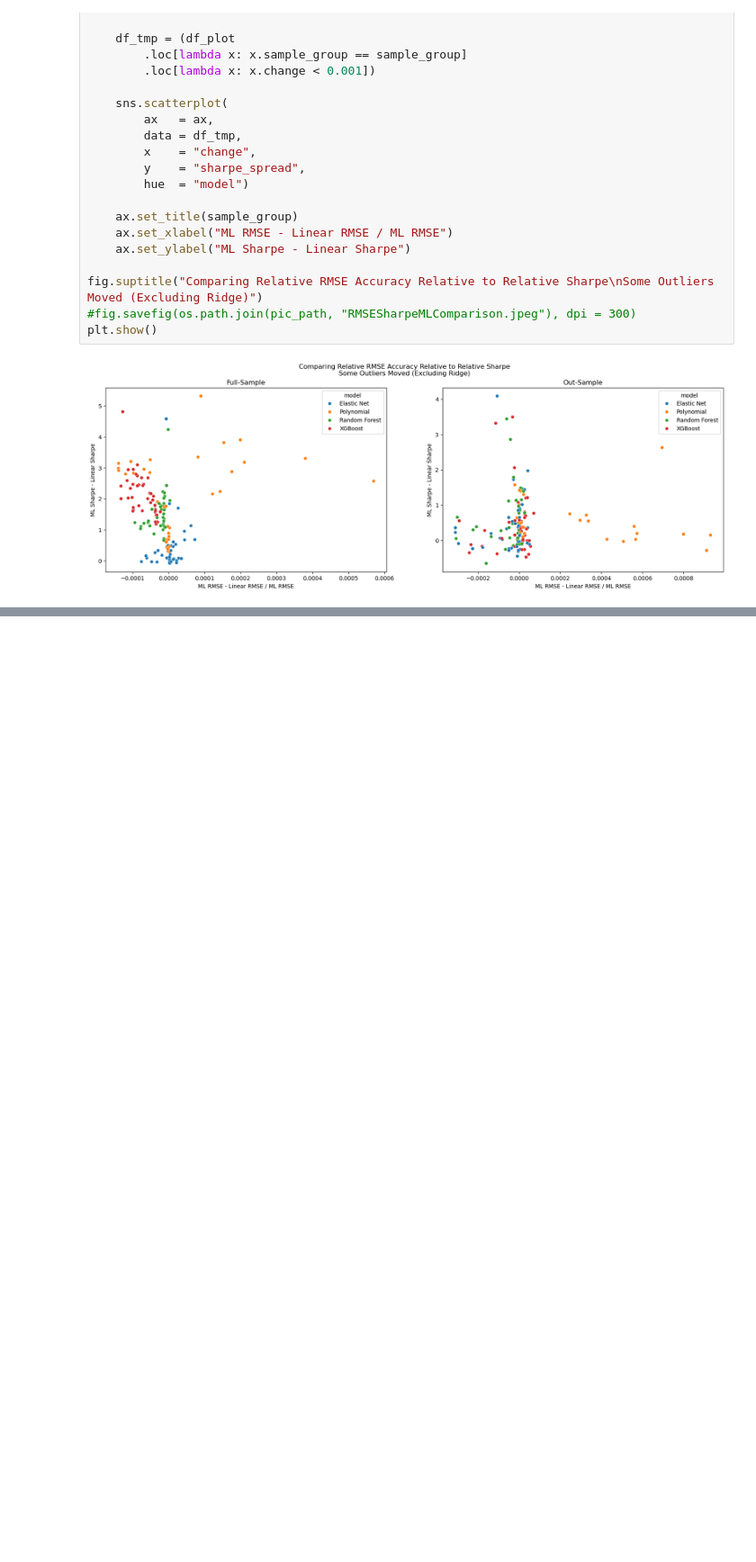
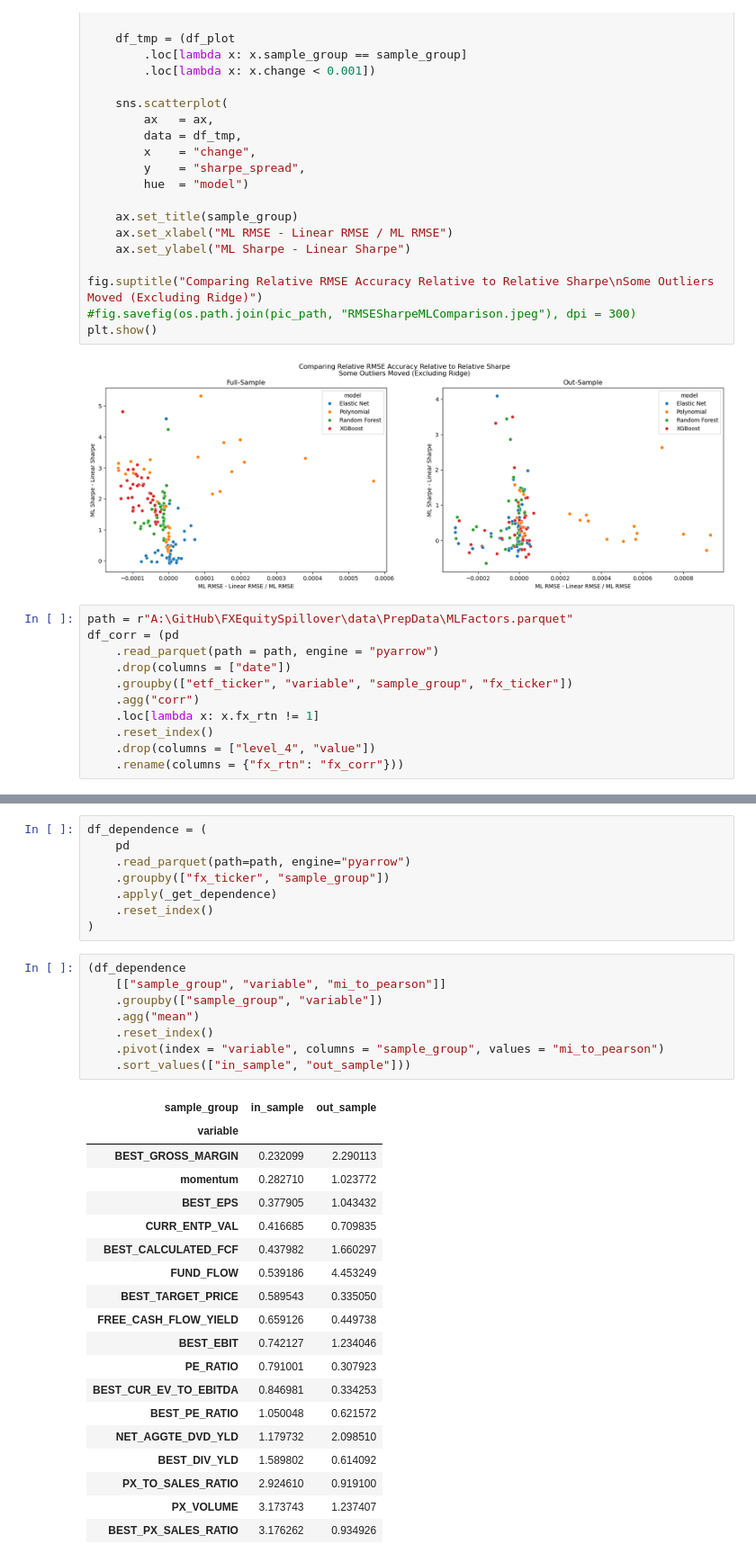
Before and after one commit to diegodalvarez/FXEquitySpillover, a Jupyter notebook: ModelNotebooks/4MachineLearningApproach.ipynb, the cells around one changed output, grey strips where cells are left out. Shown at 90% size. Drawn from its saved outputs; the diff is of its cells as text; blank space fills up the shorter version.

```diff
--- a/ModelNotebooks/4MachineLearningApproach.ipynb
+++ b/ModelNotebooks/4MachineLearningApproach.ipynb
@@ -377,3 +377,14 @@ fig.suptitle("Comparing Relative RMSE Accuracy Relative to Relative Sharpe\nSome
 plt.show()
 # %% [output]
 [figure]
+# %%
+path = r"A:\GitHub\FXEquitySpillover\data\PrepData\MLFactors.parquet"
+df_corr = (pd
+    .read_parquet(path = path, engine = "pyarrow")
+    .drop(columns = ["date"])
+    .groupby(["etf_ticker", "variable", "sample_group", "fx_ticker"])
+    .agg("corr")
+    .loc[lambda x: x.fx_rtn != 1]
+    .reset_index()
+    .drop(columns = ["level_4", "value"])
+    .rename(columns = {"fx_rtn": "fx_corr"}))
@@ -379,0 +525,36 @@ plt.show()
+# %%
+df_dependence = (
+    pd
+    .read_parquet(path=path, engine="pyarrow")
+    .groupby(["fx_ticker", "sample_group"])
+    .apply(_get_dependence)
+    .reset_index()
+)
+# %%
+(df_dependence
+    [["sample_group", "variable", "mi_to_pearson"]]
+    .groupby(["sample_group", "variable"])
+    .agg("mean")
+    .reset_index()
+    .pivot(index = "variable", columns = "sample_group", values = "mi_to_pearson")
+    .sort_values(["in_sample", "out_sample"]))
+# %% [output]
+| sample_group | in_sample | out_sample |
+| variable |  |  |
+| BEST_GROSS_MARGIN | 0.232099 | 2.290113 |
+| momentum | 0.282710 | 1.023772 |
+| BEST_EPS | 0.377905 | 1.043432 |
+| CURR_ENTP_VAL | 0.416685 | 0.709835 |
+| BEST_CALCULATED_FCF | 0.437982 | 1.660297 |
+| FUND_FLOW | 0.539186 | 4.453249 |
+| BEST_TARGET_PRICE | 0.589543 | 0.335050 |
+| FREE_CASH_FLOW_YIELD | 0.659126 | 0.449738 |
+| BEST_EBIT | 0.742127 | 1.234046 |
+| PE_RATIO | 0.791001 | 0.307923 |
+| BEST_CUR_EV_TO_EBITDA | 0.846981 | 0.334253 |
+| BEST_PE_RATIO | 1.050048 | 0.621572 |
+| NET_AGGTE_DVD_YLD | 1.179732 | 2.098510 |
+| BEST_DIV_YLD | 1.589802 | 0.614092 |
+| PX_TO_SALES_RATIO | 2.924610 | 0.919100 |
+| PX_VOLUME | 3.173743 | 1.237407 |
+| BEST_PX_SALES_RATIO | 3.176262 | 0.934926 |
```
Also changed, not shown: parts of 4 cells of this notebook, 3 other files.
